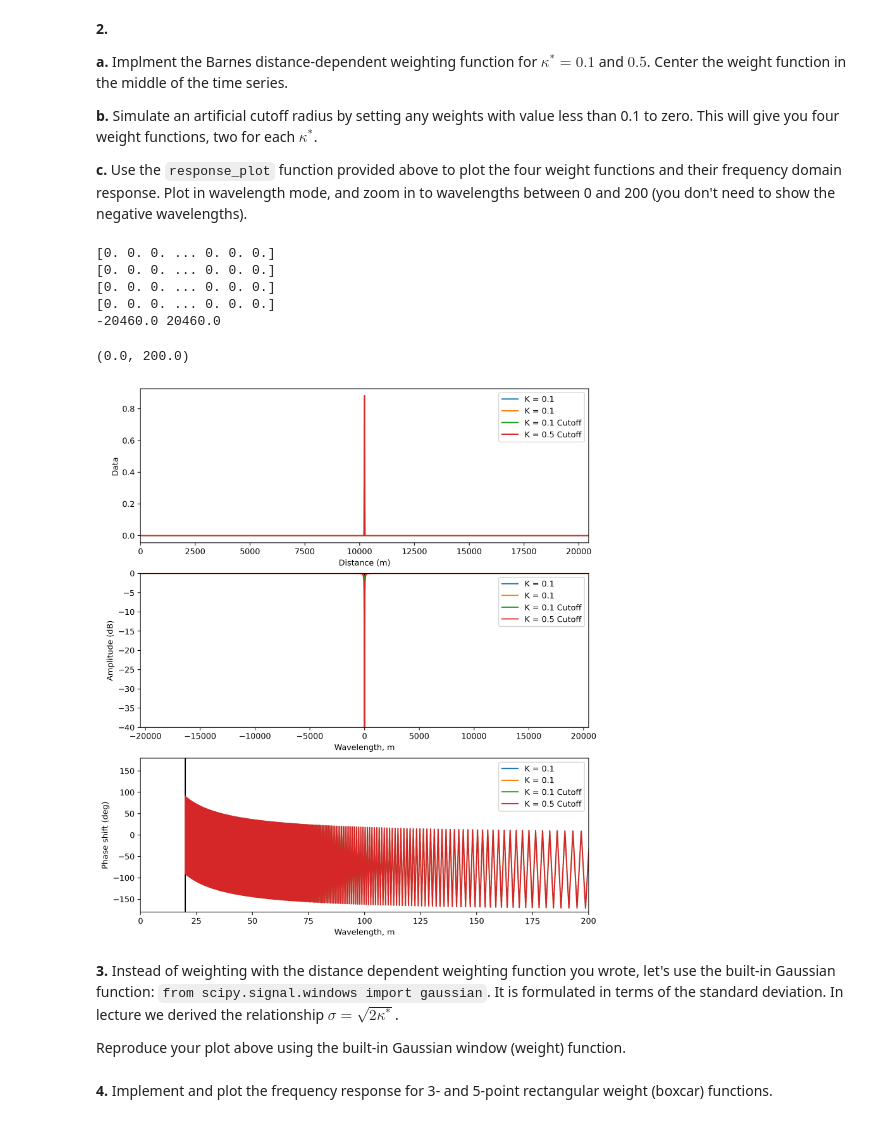
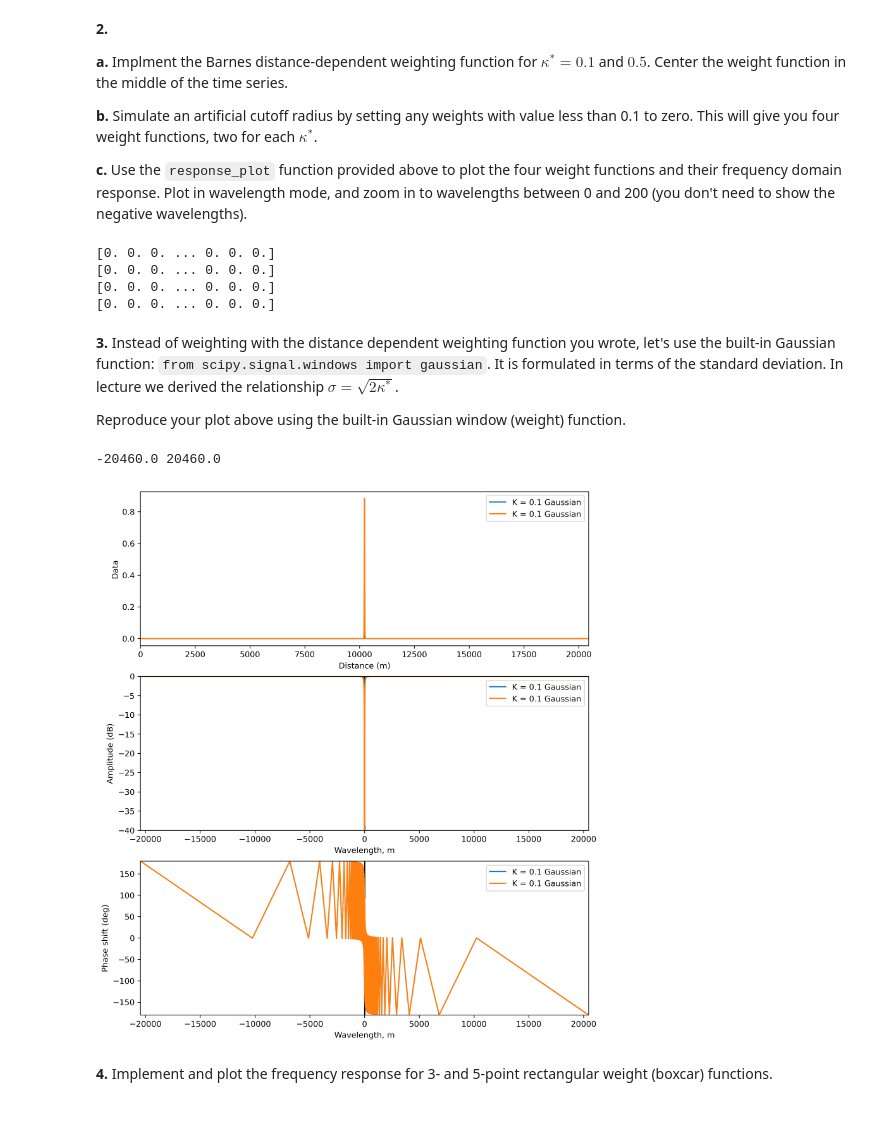
Before and after one commit to jillianndufort/Data-Fields, a Jupyter notebook: Homework 4-Dufort.ipynb, the cells around one changed output. Drawn from its saved outputs; the diff is of its cells as text; code cells hidden in the pictures.

Commit message:
Question 3 and plotting

```diff
--- a/Homework 4-Dufort.ipynb
+++ b/Homework 4-Dufort.ipynb
@@ -160,7 +160,6 @@ r_2 = np.sqrt(0.5)
 w_1, w_norm_1, w_cutoff1 = barnes(x , 0.1)
 w_2, w_norm_2, w_cutoff2 = barnes(x , 0.5)
 
-
 print(w_1)
 print(w_2)
 print(w_cutoff1)
@@ -171,10 +170,10 @@ from scipy.signal.windows import gaussian
 fig, axes = plt.subplots(3, 1, figsize=(10,12), dpi=300)
 
 signals = [w_1, w_2, w_cutoff1, w_cutoff2]
-labels = ['K = 0.1', 'K = 0.1', 'K = 0.1 Cutoff', 'K = 0.5 Cutoff']
+labels = ['K = 0.1', 'K = 0.5', 'K = 0.1 Cutoff', 'K = 0.5 Cutoff']
 
 response_plot(signals[:], x, axes, freqs, labels=labels[:], wavelength=True)
-plt.xlim(0,200)
+# plt.xlim(0,200)
 
 # your other code here.
 # %% [output]
@@ -182,9 +181,6 @@ plt.xlim(0,200)
 [0. 0. 0. ... 0. 0. 0.]
 [0. 0. 0. ... 0. 0. 0.]
 [0. 0. 0. ... 0. 0. 0.]
--20460.0 20460.0
-(0.0, 200.0)
-[figure, removed]
 # %% [markdown]
 **3.** Instead of weighting with the distance dependent weighting function you wrote, let's use the built-in Gaussian function: `from scipy.signal.windows import gaussian`. It is formulated in terms of the standard deviation. In lecture we derived the relationship $\sigma = \sqrt{2\kappa^*}$.
 
@@ -196,3 +188,25 @@ from scipy.signal.windows import gaussian
+# %%
+from scipy.signal.windows import gaussian
+
+def sigma(k):
+    sigma = np.sqrt(2*k)
+    return sigma
+
+sigma1 = sigma(0.1)
+sigma2 = sigma(0.5)
+
+gauss1 = gaussian(N, sigma1)
+gauss2 = gaussian(N, sigma2)
+
+fig, axes = plt.subplots(3, 1, figsize=(10,12), dpi=300)
+
+signals = [gauss1, gauss2]
+labels = ['K = 0.1 Gaussian', 'K = 0.1 Gaussian']
+
+response_plot(signals[:], x, axes, freqs, labels=labels[:], wavelength=True)
+# %% [output]
+-20460.0 20460.0
+[figure, added]
 # %% [markdown]
 **4.** Implement and plot the frequency response for 3- and 5-point rectangular weight (boxcar) functions.
 # %%
```
Also changed, not shown: parts of 2 cells of this notebook.
